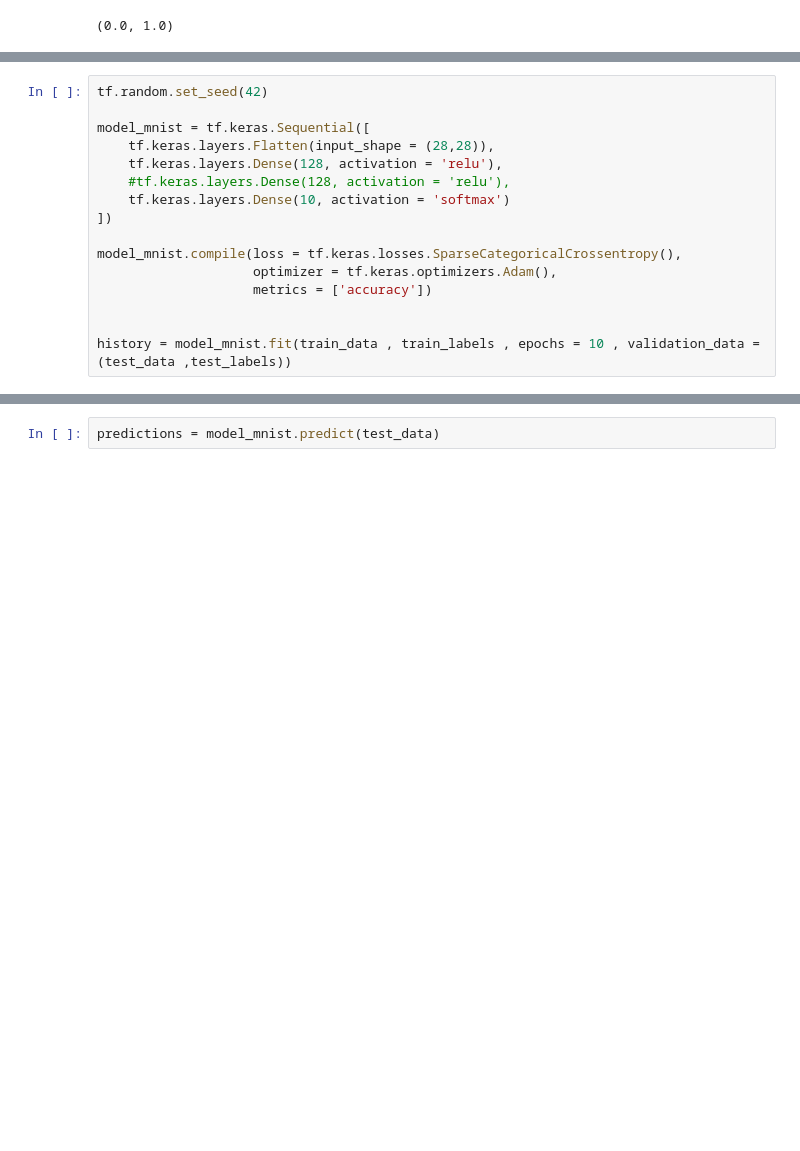
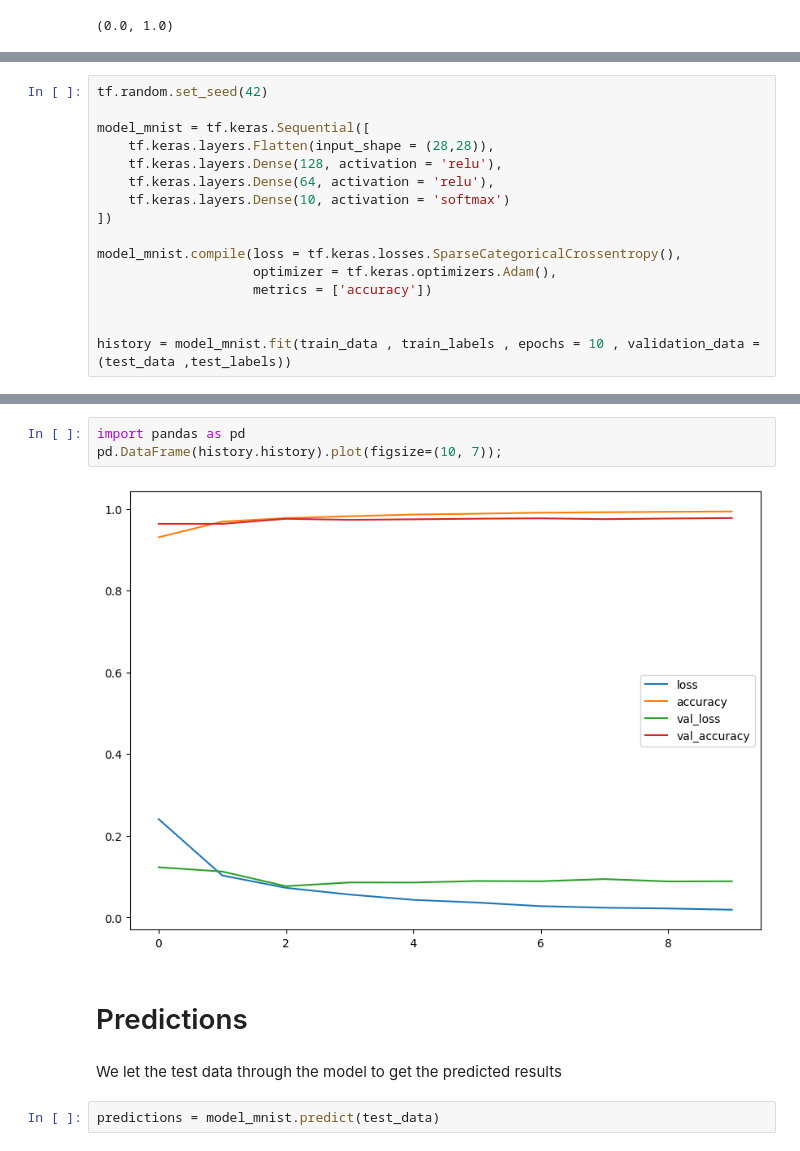
Before and after one commit to whoishmk/MNIST-Tensorflow, a Jupyter notebook: MNIST.ipynb, the cells around one changed output, grey strips where cells are left out. Drawn from its saved outputs; the diff is of its cells as text; blank space fills up the shorter version.

```diff
--- a/MNIST.ipynb
+++ b/MNIST.ipynb
@@ -45,7 +64,7 @@ tf.random.set_seed(42)
 model_mnist = tf.keras.Sequential([
     tf.keras.layers.Flatten(input_shape = (28,28)),
     tf.keras.layers.Dense(128, activation = 'relu'),
-    #tf.keras.layers.Dense(128, activation = 'relu'),
+    tf.keras.layers.Dense(64, activation = 'relu'),
     tf.keras.layers.Dense(10, activation = 'softmax')
 ])
 
@@ -79,3 +98,12 @@ Epoch 10/10
+# %%
+import pandas as pd
+pd.DataFrame(history.history).plot(figsize=(10, 7));
+# %% [output]
+[figure, added]
+# %% [markdown]
+# Predictions
+# %% [markdown]
+We let the test data through the model to get the predicted results
 # %%
 predictions = model_mnist.predict(test_data)
 # %% [output]
```
Also changed, not shown: parts of 18 cells of this notebook.
